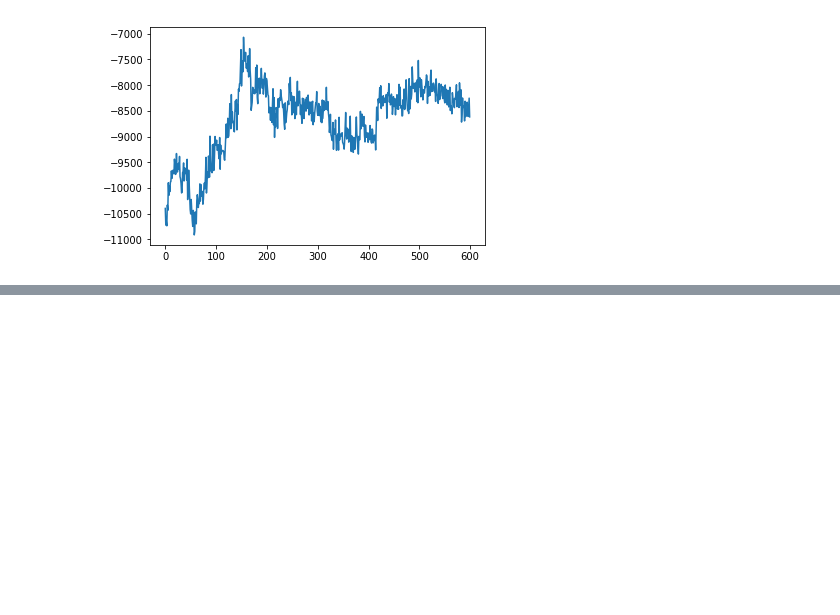
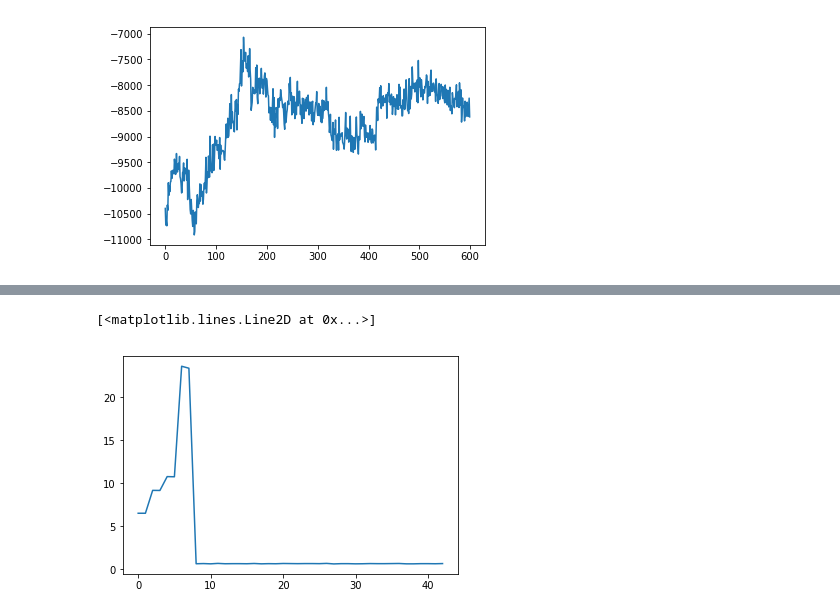
Before and after one commit to yuqian222/constraint_optimization, a Jupyter notebook: viz.ipynb, the cells around one changed output, grey strips where cells are left out. Cells and saved outputs as stored; diff of their text form; code cells hidden in the pictures; blank space fills up the shorter version.

```diff
--- a/viz.ipynb
+++ b/viz.ipynb
@@ -77,0 +83,5 @@ plt.plot(readfile("results/04_25_23_10.txt"))
+# %%
+plt.plot(readfile("results/hopper_04_29_21_32.txt"))
+# %% [output]
+[<matplotlib.lines.Line2D at 0x...>]
+[figure, added]
```
Also changed, not shown: parts of 1 cell of this notebook, 1 other file.
